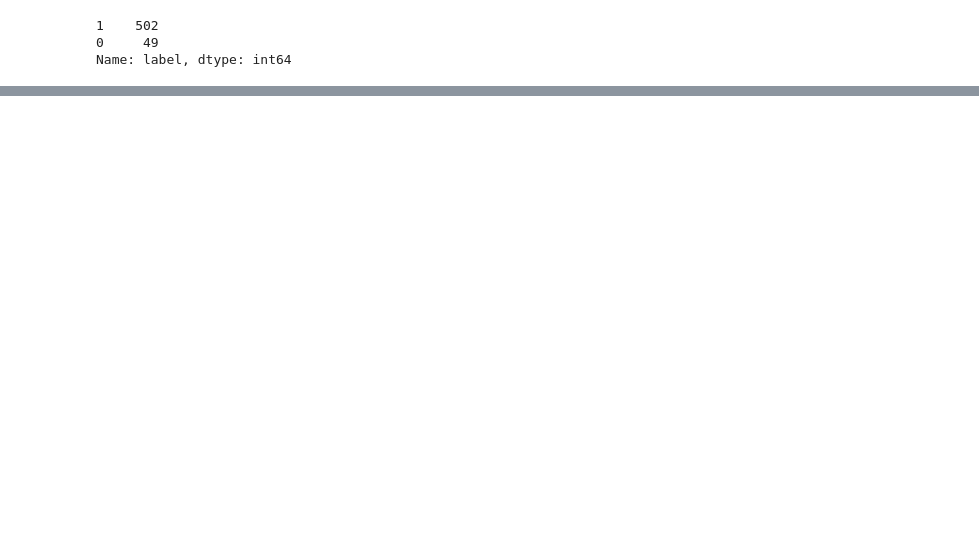
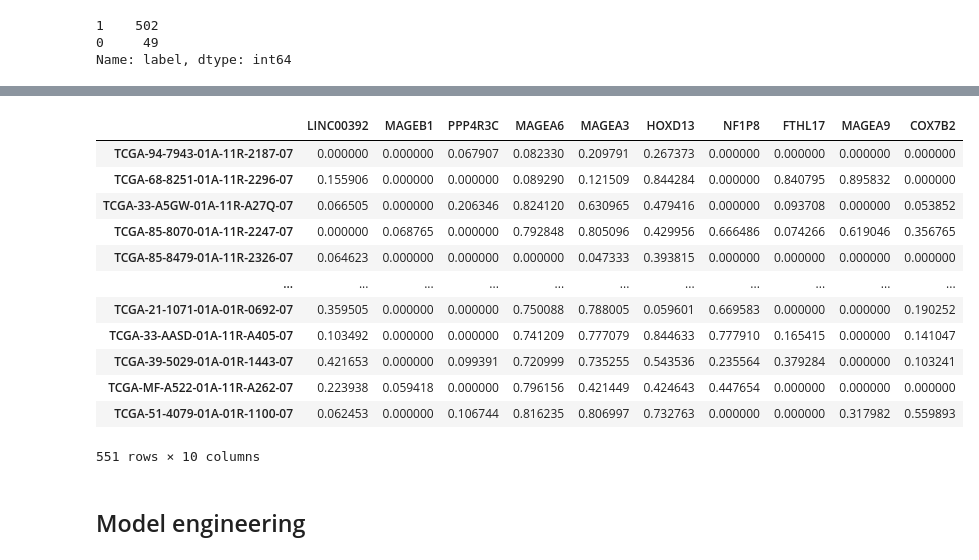
Before and after one commit to FirasSadiyah/TCGA_ML, a Jupyter notebook: 04_MachineLearning.ipynb, the cells around one changed output, grey strips where cells are left out. Cells and saved outputs as stored; diff of their text form; code cells hidden in the pictures; blank space fills up the shorter version.

```diff
--- a/04_MachineLearning.ipynb
+++ b/04_MachineLearning.ipynb
@@ -57,3 +129,5 @@ Name: label, dtype: int64
 # %%
-# let's import the top 500 DGE
-dge500 = pd.read_csv("./datasets/dge500.csv", header = None)
+# let's import the list of features (genes) along with the differential testing statitsics
+dge = pd.read_csv("./datasets/dge.csv", header = 0)
+print(dge.shape)
+dge.head()
@@ -77,4 +141,0 @@ labels.shape
-# %%
-# let's construct the feature matrix (by dropping the label column)
-features = lusc_data_500.drop('label', axis = 1)
-features.shape
@@ -97,0 +142,4 @@ Length: 500, dtype: int64
+# %%
+# let's filter significant genes (padj <= 0.01) and sort by log2FC
+ranked_dge = dge[dge['padj'] <= 0.01].sort_values(by = 'log2FoldChange', ascending = False, key = abs)
+ranked_dge
@@ -97,0 +160,7 @@ Length: 500, dtype: int64
+# %%
+# let's take the top n genes as features
+ranked_dge10   = ranked_dge.iloc[:10,:2]
+ranked_dge20   = ranked_dge.iloc[:20,:2]
+ranked_dge50   = ranked_dge.iloc[:50,:2]
+ranked_dge100  = ranked_dge.iloc[:100,:2]
+ranked_dge1000 = ranked_dge.iloc[:1000,:2]
@@ -98,2 +181,24 @@ Length: 500, dtype: int64
+# %%
+# let's substitute the feature matrix using the ranked genes
+features_dge10 = features.filter(ranked_dge10['ensembl_gene_id'])
+# rename columns: Ensembl Ids -> RefSeq Ids
+features_dge10.rename(columns = dict(zip(ranked_dge10['ensembl_gene_id'], ranked_dge10['hgnc_symbol'])), inplace= True)
+features_dge10
+# %% [output]
+|  | LINC00392 | MAGEB1 | PPP4R3C | MAGEA6 | MAGEA3 | HOXD13 | NF1P8 | FTHL17 | MAGEA9 | COX7B2 |
+| TCGA-94-7943-01A-11R-2187-07 | 0.000000 | 0.000000 | 0.067907 | 0.082330 | 0.209791 | 0.267373 | 0.000000 | 0.000000 | 0.000000 | 0.000000 |
+| TCGA-68-8251-01A-11R-2296-07 | 0.155906 | 0.000000 | 0.000000 | 0.089290 | 0.121509 | 0.844284 | 0.000000 | 0.840795 | 0.895832 | 0.000000 |
+| TCGA-33-A5GW-01A-11R-A27Q-07 | 0.066505 | 0.000000 | 0.206346 | 0.824120 | 0.630965 | 0.479416 | 0.000000 | 0.093708 | 0.000000 | 0.053852 |
+| TCGA-85-8070-01A-11R-2247-07 | 0.000000 | 0.068765 | 0.000000 | 0.792848 | 0.805096 | 0.429956 | 0.666486 | 0.074266 | 0.619046 | 0.356765 |
+| TCGA-85-8479-01A-11R-2326-07 | 0.064623 | 0.000000 | 0.000000 | 0.000000 | 0.047333 | 0.393815 | 0.000000 | 0.000000 | 0.000000 | 0.000000 |
+| ... | ... | ... | ... | ... | ... | ... | ... | ... | ... | ... |
+| TCGA-21-1071-01A-01R-0692-07 | 0.359505 | 0.000000 | 0.000000 | 0.750088 | 0.788005 | 0.059601 | 0.669583 | 0.000000 | 0.000000 | 0.190252 |
+| TCGA-33-AASD-01A-11R-A405-07 | 0.103492 | 0.000000 | 0.000000 | 0.741209 | 0.777079 | 0.844633 | 0.777910 | 0.165415 | 0.000000 | 0.141047 |
+| TCGA-39-5029-01A-01R-1443-07 | 0.421653 | 0.000000 | 0.099391 | 0.720999 | 0.735255 | 0.543536 | 0.235564 | 0.379284 | 0.000000 | 0.103241 |
+| TCGA-MF-A522-01A-11R-A262-07 | 0.223938 | 0.059418 | 0.000000 | 0.796156 | 0.421449 | 0.424643 | 0.447654 | 0.000000 | 0.000000 | 0.000000 |
+| TCGA-51-4079-01A-01R-1100-07 | 0.062453 | 0.000000 | 0.106744 | 0.816235 | 0.806997 | 0.732763 | 0.000000 | 0.000000 | 0.317982 | 0.559893 |
+551 rows × 10 columns
+# %% [markdown]
+## Model engineering
 # %%
 # let's split the dataset into training and testing sets
```
Also changed, not shown: parts of 27 cells of this notebook.
